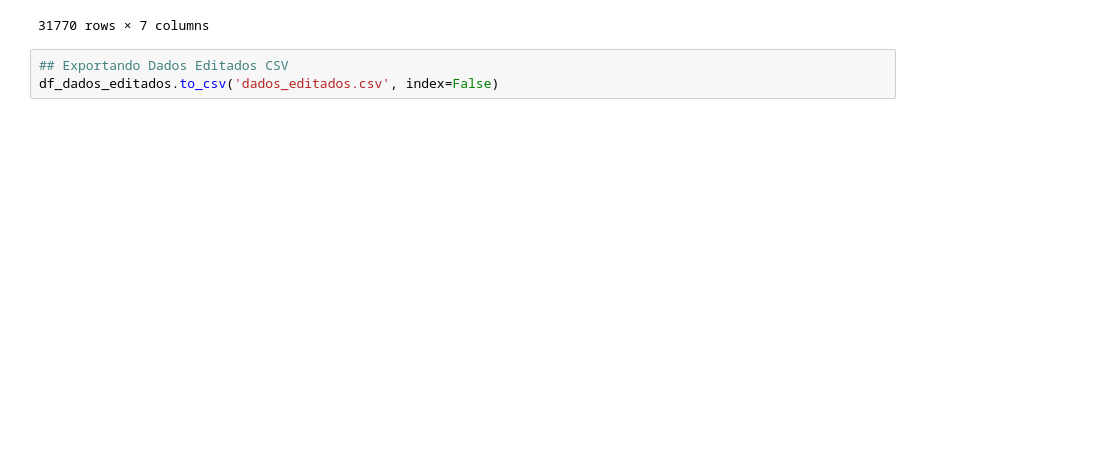
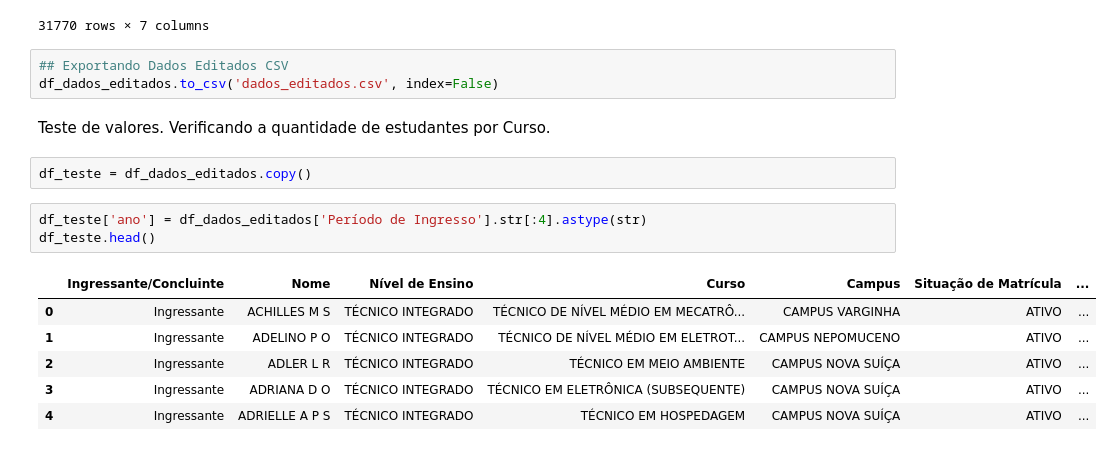
Before and after one commit to vitorcosta98/ProjetoAnaliseAcademica, a Jupyter notebook: analise_superficial.ipynb, the cells around one changed output. Cells and saved outputs as stored; diff of their text form; blank space fills up the shorter version.

```diff
--- a/analise_superficial.ipynb
+++ b/analise_superficial.ipynb
@@ -310,3 +310,17 @@ df_dados_editados
 # %%
 ## Exportando Dados Editados CSV
 df_dados_editados.to_csv('dados_editados.csv', index=False)
+# %% [markdown]
+Teste de valores. Verificando a quantidade de estudantes por Curso.
+# %%
+df_teste = df_dados_editados.copy()
+# %%
+df_teste['ano'] = df_dados_editados['Período de Ingresso'].str[:4].astype(str)
+df_teste.head()
+# %% [output]
+|  | Ingressante/Concluinte | Nome | Nível de Ensino | Curso | Campus | Situação de Matrícula | ... |
+| 0 | Ingressante | ACHILLES M S | TÉCNICO INTEGRADO | TÉCNICO DE NÍVEL MÉDIO EM MECATRÔ... | CAMPUS VARGINHA | ATIVO | ... |
+| 1 | Ingressante | ADELINO P O | TÉCNICO INTEGRADO | TÉCNICO DE NÍVEL MÉDIO EM ELETROT... | CAMPUS NEPOMUCENO | ATIVO | ... |
+| 2 | Ingressante | ADLER L R | TÉCNICO INTEGRADO | TÉCNICO EM MEIO AMBIENTE | CAMPUS NOVA SUÍÇA | ATIVO | ... |
+| 3 | Ingressante | ADRIANA D O | TÉCNICO INTEGRADO | TÉCNICO EM ELETRÔNICA (SUBSEQUENTE) | CAMPUS NOVA SUÍÇA | ATIVO | ... |
+| 4 | Ingressante | ADRIELLE A P S | TÉCNICO INTEGRADO | TÉCNICO EM HOSPEDAGEM | CAMPUS NOVA SUÍÇA | ATIVO | ... |
```
Also changed, not shown: parts of 2 cells of this notebook, 5 other files.
